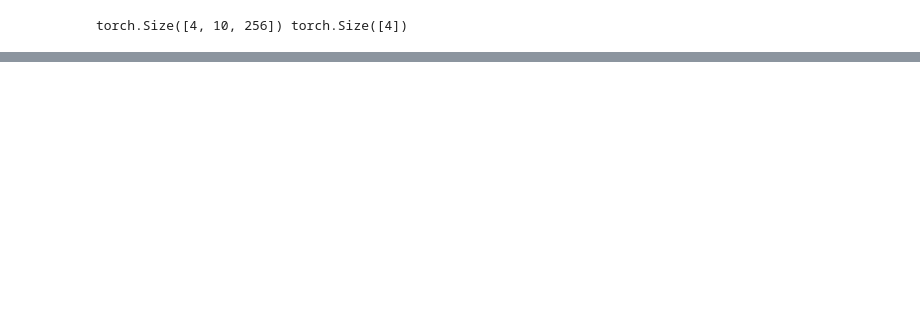
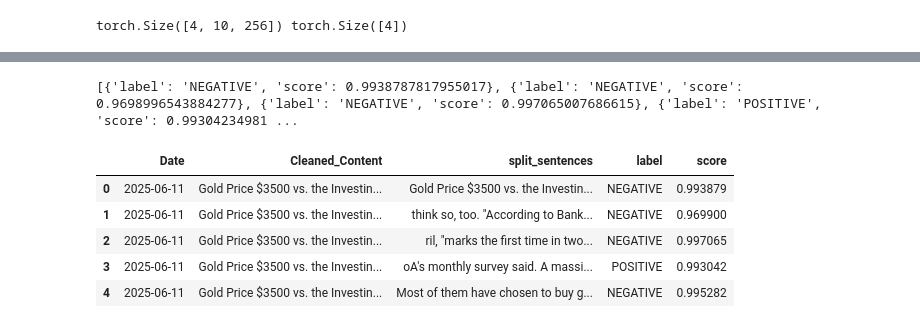
Before and after one commit to Adithya-Jayan/DL-7-25, a Jupyter notebook: Exploration_and_testing/Predictor_model/predictor_model.ipynb, the cells around one changed output, grey strips where cells are left out. Cells and saved outputs as stored; diff of their text form; code cells hidden in the pictures; blank space fills up the shorter version.

```diff
--- a/Exploration_and_testing/Predictor_model/predictor_model.ipynb
+++ b/Exploration_and_testing/Predictor_model/predictor_model.ipynb
@@ -286,0 +315,10 @@ torch.Size([4, 10, 256]) torch.Size([4])
+# %%
+#Have a look at the data.
+print(df_news.Cleaned_Content[0])
+print("Number of words in scrape row0:",len(df_news.Cleaned_Content[0].split(" ")))
+print("Number of rows in all:",len(df_news))
+
+#Do some quick cleaning. We will replace this with data from Deepak and Tejashwini
+length = 256
+df_news['split_sentences'] = df_news['Cleaned_Content'].apply(lambda x: [x[i:i+length] for i in range(0, len(x), length)])
+df_news.head()
@@ -286,0 +362,19 @@ torch.Size([4, 10, 256]) torch.Size([4])
+# %%
+# Get sentiment scores for the news content
+data = list(split_data_dict.split_sentences)
+result = sentiment_pipeline(data)
+print(result)
+# %% [output]
+[{'label': 'NEGATIVE', 'score': 0.9938787817955017}, {'label': 'NEGATIVE', 'score': 0.9698996543884277}, {'label': 'NEGATIVE', 'score': 0.997065007686615}, {'label': 'POSITIVE', 'score': 0.99304234981 ...
+# %%
+#Add the sentiment scores to the dataframe
+df_sentiment = pd.DataFrame(result)
+df_combined = pd.concat([split_data_dict, df_sentiment], axis=1)
+df_combined.head()
+# %% [output]
+|  | Date | Cleaned_Content | split_sentences | label | score |
+| 0 | 2025-06-11 | Gold Price $3500 vs. the Investin... | Gold Price $3500 vs. the Investin... | NEGATIVE | 0.993879 |
+| 1 | 2025-06-11 | Gold Price $3500 vs. the Investin... | think so, too. "According to Bank... | NEGATIVE | 0.969900 |
+| 2 | 2025-06-11 | Gold Price $3500 vs. the Investin... | ril, "marks the first time in two... | NEGATIVE | 0.997065 |
+| 3 | 2025-06-11 | Gold Price $3500 vs. the Investin... | oA's monthly survey said. A massi... | POSITIVE | 0.993042 |
+| 4 | 2025-06-11 | Gold Price $3500 vs. the Investin... | Most of them have chosen to buy g... | NEGATIVE | 0.995282 |
```
Also changed, not shown: parts of 13 cells of this notebook.
